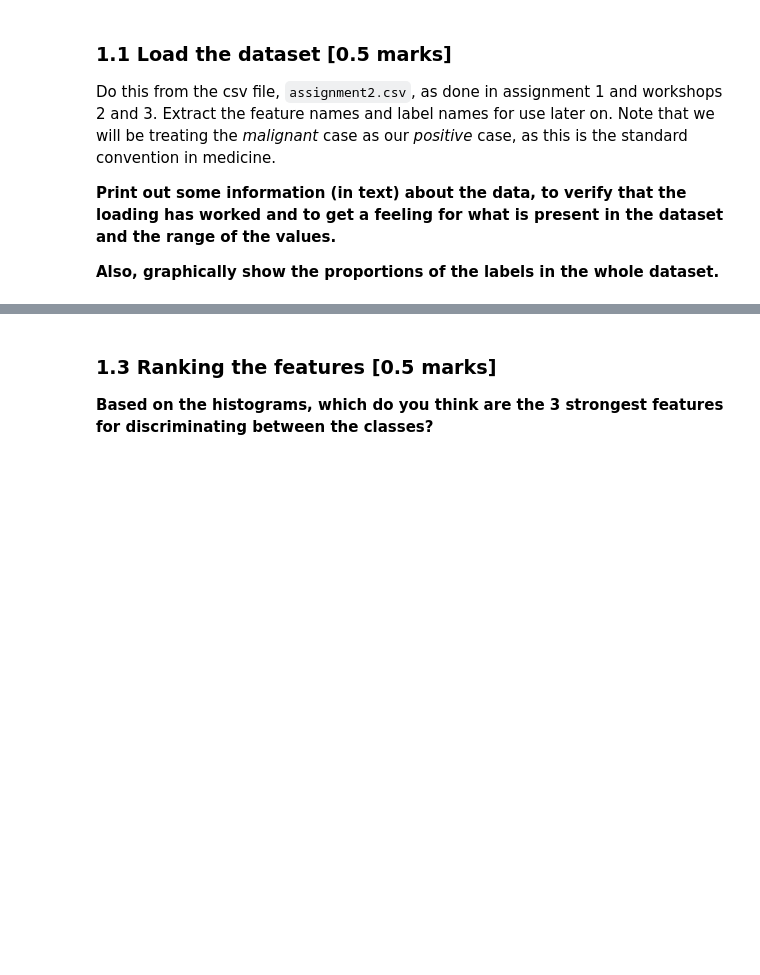
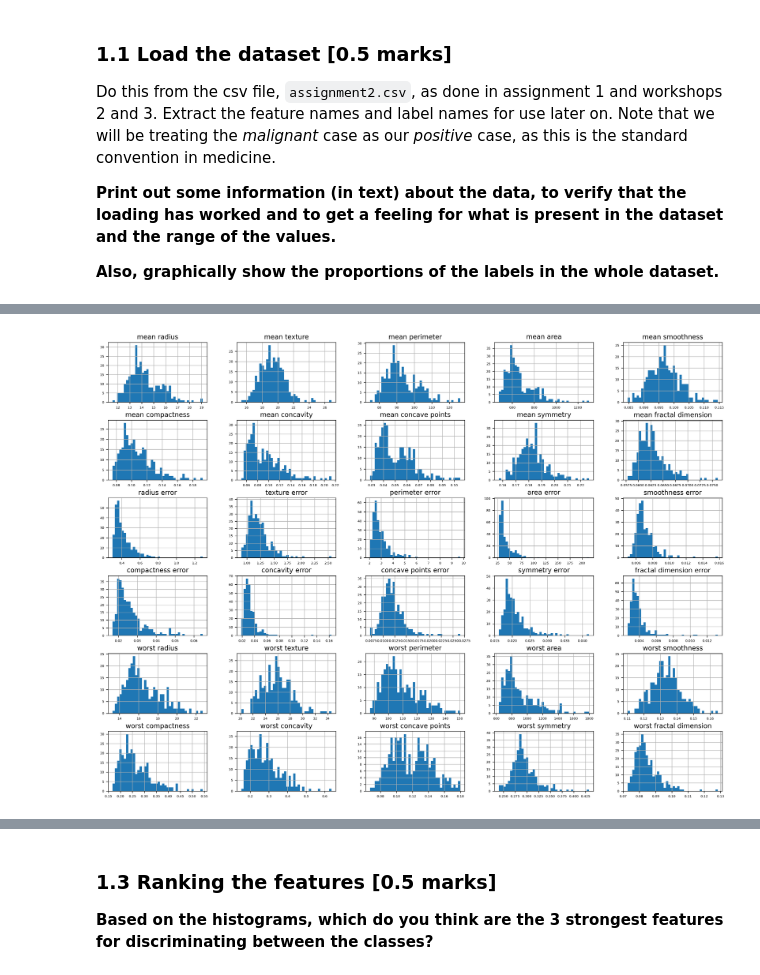
Before and after one commit to XiaoLinZzz/Machine-learning, a Jupyter notebook: A2/A2_template_2022.ipynb, the cells around one changed output, grey strips where cells are left out. Cells and saved outputs as stored; diff of their text form; code cells hidden in the pictures; blank space fills up the shorter version.

```diff
--- a/A2/A2_template_2022.ipynb
+++ b/A2/A2_template_2022.ipynb
@@ -84,9 +84,8 @@ Do this from the csv file, `assignment2.csv`, as done in assignment 1 and worksh
 **Also, graphically show the proportions of the labels in the whole dataset.**
 # %%
 # Your code here
-data = pd.read_csv("/Users/malujie/Machine-learning/SeoulBikeData.csv")
+data = pd.read_csv("/Users/malujie/Machine-learning/A2/assignment2.csv")
 
 data.info()
-data.describe()
 # %% [output]
 <class 'pandas.core.frame.DataFrame'>
@@ -118,3 +118,7 @@ memory usage: 958.2+ KB
+# %%
+dummmy = data.hist(bins=40, figsize=(20,15))
+# %% [output]
+[figure, added]
 # %% [markdown]
 ### 1.2 Visualise the dataset [1.5 marks]
 
```
Also changed, not shown: parts of 6 cells of this notebook, 1 other file.
